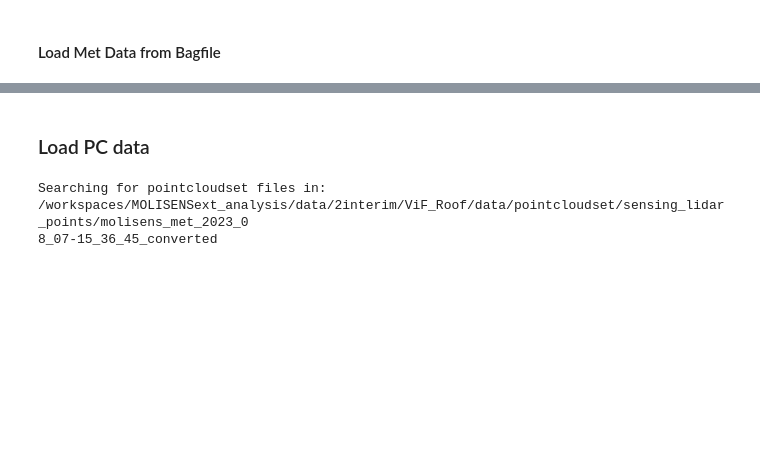
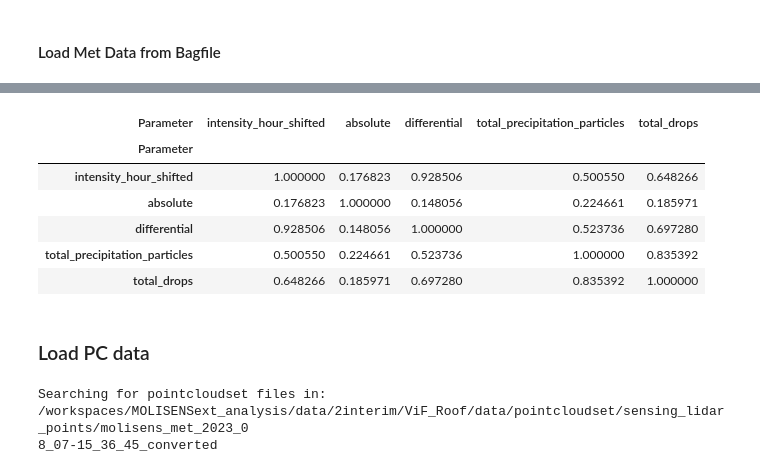
Before and after one commit to MOLISENS-MOSEP/analysis.mosep-analysis, a Jupyter notebook: notebooks/1.0_cg_target_intensity_analysis.ipynb, the cells around one changed output, grey strips where cells are left out. Cells and saved outputs as stored; diff of their text form; code cells hidden in the pictures; blank space fills up the shorter version.

Commit message:
ADD correlations intensity RR (WIP)

```diff
--- a/notebooks/1.0_cg_target_intensity_analysis.ipynb
+++ b/notebooks/1.0_cg_target_intensity_analysis.ipynb
@@ -42,3 +46,10 @@ df_rain = timeseries_processing.load(
     config.PATH_TO_LUFFT_MSGS,
     timestamp_source="header",
 )
+
+# Shift to account for AWS averaging duration
+df_rain.index.asfreq = "S"
+df_rain.index = df_rain.index.round("S")
+df_rain.loc[:, ("precipitation", "intensity_hour_shifted")] = df_rain.precipitation.intensity_hour.shift(
+    periods=-60, freq="S"
+)
@@ -52,8 +100,29 @@ plt.grid()
 # %%
-w_differ = df_rain.precipitation.differential.resample("10s").sum()
-w_int_h = df_rain.precipitation.intensity_hour.resample("1S").mean()
-# Shift to account for the AWS averaging duration
-w_int_h = w_int_h.shift(periods=-60, freq="S")
+# w_differ = df_rain.precipitation.differential.resample("10s").sum()
+# w_int_h = df_rain.precipitation.intensity_hour.resample("1S").mean()
+# # Shift to account for the AWS averaging duration
+# w_int_h = w_int_h.shift(periods=-60, freq="S")
+
+RESAMPLE_FREQ = "10s"
+columns_and_aggregation = {
+    "intensity_hour_shifted": "mean",
+    "absolute": "sum",
+    "differential": "sum",
+    "total_precipitation_particles": "sum",
+    "total_drops": "sum",
+}
+
+df_rain_relevant = df_rain.precipitation.loc[:, columns_and_aggregation.keys()]
+df_rain_relevant = df_rain_relevant.resample(RESAMPLE_FREQ).agg(columns_and_aggregation)
+df_rain_relevant.corr()
+# %% [output]
+| Parameter | intensity_hour_shifted | absolute | differential | total_precipitation_particles | total_drops |
+| Parameter |  |  |  |  |  |
+| intensity_hour_shifted | 1.000000 | 0.176823 | 0.928506 | 0.500550 | 0.648266 |
+| absolute | 0.176823 | 1.000000 | 0.148056 | 0.224661 | 0.185971 |
+| differential | 0.928506 | 0.148056 | 1.000000 | 0.523736 | 0.697280 |
+| total_precipitation_particles | 0.500550 | 0.224661 | 0.523736 | 1.000000 | 0.835392 |
+| total_drops | 0.648266 | 0.185971 | 0.697280 | 0.835392 | 1.000000 |
 # %% [markdown]
 ### Load PC data
 # %%
```
Also changed, not shown: parts of 20 cells of this notebook, 1 other file.
